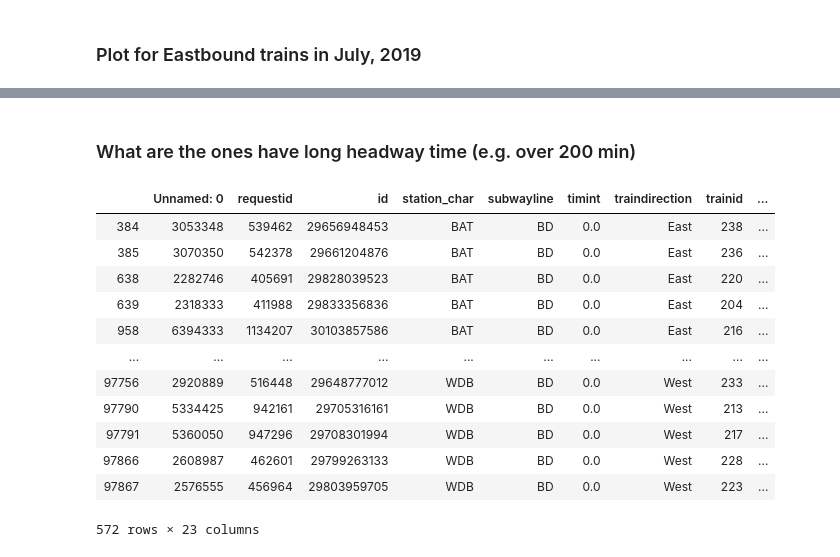
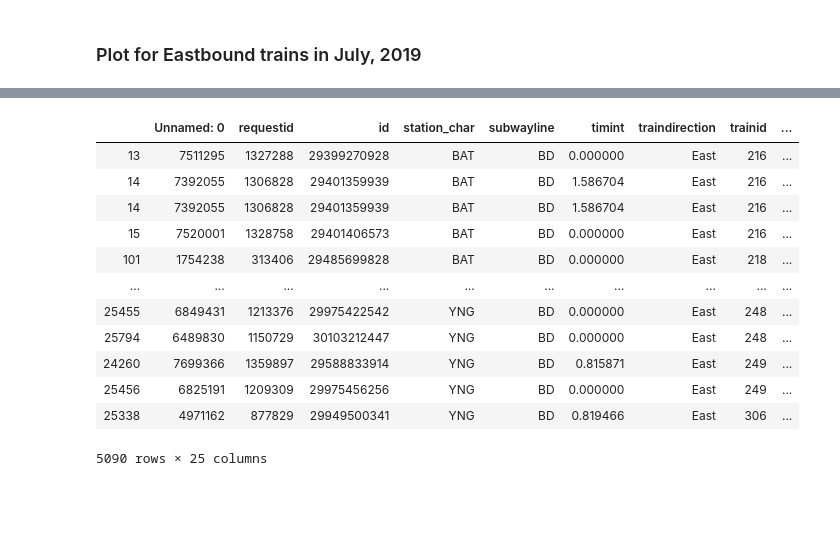
Before and after one commit to CivicTechTO/ttc_subway_times, a Jupyter notebook: doc/Headway_analysis.ipynb, the cells around one changed output, grey strips where cells are left out. Cells and saved outputs as stored; diff of their text form; code cells hidden in the pictures; blank space fills up the shorter version.

```diff
--- a/doc/Headway_analysis.ipynb
+++ b/doc/Headway_analysis.ipynb
@@ -24,6 +23,14 @@ import matplotlib.pyplot as plt; # for plotting
 
 df = pd.read_csv('merged_2019_04.csv'); # import data from Arrival_time_exploration_ver2
 
+df.drop(df[df['lineid']==1].index, inplace=True);
+df.drop(df[df['traindirection']=='West'].index, inplace=True);
+df.drop(df[pd.to_timedelta(df['time'])<pd.to_timedelta('7 hours')].index, inplace=True);
+df.drop(df[pd.to_timedelta(df['time'])>pd.to_timedelta('19 hours')].index, inplace=True);
+# find day of the week where Monday=0, Sunday=6
+df['day_of_week'] = pd.to_datetime(df['date']).dt.dayofweek;
+df.drop(df[df['day_of_week']>4].index, inplace=True);
+
 
 # sort data by train direction, station, and request date (ascending)
 df.sort_values(by=['traindirection','station_char','request_date'], inplace=True);
@@ -90,5 +81 @@ ttc_2[ttc_2.trainid.shift(2,fill_value = -1) == ttc_2.trainid]
-# %%
-# Remove these trains
-ttc_2.drop(ttc_2[(ttc_2.trainid.shift(-1,fill_value = -1) == ttc_2.trainid) & (
-        ttc_2.trainid.shift(1,fill_value = -1) == ttc_2.trainid)].index,inplace=True)
 # %% [markdown]
@@ -173,0 +161,7 @@ ttc_5.head(15)
+# %%
+headway2 = pd.to_datetime(ttc_4['request_date'][1:]).reset_index(
+    drop=True)-pd.to_datetime(ttc_4['request_date'][:-1]).reset_index(drop=True);
+
+# Add to ttc_5 data set
+ttc_5['headway2'] = headway2;
+ttc_5.head(15)
@@ -178,7 +192,17 @@ ttc_5.drop(ttc_5[(ttc_5['headway'] > pd.to_timedelta('4 hours')) | (
         ttc_5['headway'] < pd.to_timedelta('0 days'))].index,inplace=True);
 
 # change headway column into numbers with unit: min
-ttc_5['headway'] = np.array(ttc_5['headway'].astype('timedelta64[ms]'))/60000;
+ttc_5['headway'] = np.array(ttc_5['headway'].astype('timedelta64[m]'));
+
+# Do the same for headway2
+ttc_5.drop(ttc_5[(ttc_5['headway2'] > pd.to_timedelta('4 hours')) | (
+        ttc_5['headway2'] < pd.to_timedelta('0 days'))].index,inplace=True);
+
+ttc_5['headway2'] = np.array(ttc_5['headway2'].astype('timedelta64[m]'));
+
+# Only for headway less than 60min
+ttc_efa = ttc_5.loc[(ttc_5['traindirection'] == 'East') & (ttc_5['headway'] < 60),
+        ['stationid','station_char','headway','headway2']].copy();
 # %% [markdown]
 ### Plot for Eastbound trains in July, 2019
 # %%
@@ -225,24 +250,23 @@ b1.set_ylabel('Time (min)');
-# %% [markdown]
-### What are the ones have long headway time (e.g. over 200 min)
 # %%
-# find long headway trains
+# find headway=0 trains
 ttc_6=ttc_5.reset_index(drop=True)
-x = np.where(ttc_6['headway'] > 200);
+x = np.where(ttc_6['headway'] ==0);
 m = ttc_6.loc[x];
 m = pd.concat([m,ttc_6.loc[(x+np.ones(len(x), int)).flatten()]],axis=0);
 m.sort_index(inplace=True);
+m.sort_values(by=['station_char','trainid'],inplace=True)
 m
 # %% [output]
 |  | Unnamed: 0 | requestid | id | station_char | subwayline | timint | traindirection | trainid | ... |
-| 384 | 3053348 | 539462 | 29656948453 | BAT | BD | 0.0 | East | 238 | ... |
-| 385 | 3070350 | 542378 | 29661204876 | BAT | BD | 0.0 | East | 236 | ... |
-| 638 | 2282746 | 405691 | 29828039523 | BAT | BD | 0.0 | East | 220 | ... |
-| 639 | 2318333 | 411988 | 29833356836 | BAT | BD | 0.0 | East | 204 | ... |
-| 958 | 6394333 | 1134207 | 30103857586 | BAT | BD | 0.0 | East | 216 | ... |
+| 13 | 7511295 | 1327288 | 29399270928 | BAT | BD | 0.000000 | East | 216 | ... |
+| 14 | 7392055 | 1306828 | 29401359939 | BAT | BD | 1.586704 | East | 216 | ... |
+| 14 | 7392055 | 1306828 | 29401359939 | BAT | BD | 1.586704 | East | 216 | ... |
+| 15 | 7520001 | 1328758 | 29401406573 | BAT | BD | 0.000000 | East | 216 | ... |
+| 101 | 1754238 | 313406 | 29485699828 | BAT | BD | 0.000000 | East | 218 | ... |
 | ... | ... | ... | ... | ... | ... | ... | ... | ... | ... |
-| 97756 | 2920889 | 516448 | 29648777012 | WDB | BD | 0.0 | West | 233 | ... |
-| 97790 | 5334425 | 942161 | 29705316161 | WDB | BD | 0.0 | West | 213 | ... |
-| 97791 | 5360050 | 947296 | 29708301994 | WDB | BD | 0.0 | West | 217 | ... |
-| 97866 | 2608987 | 462601 | 29799263133 | WDB | BD | 0.0 | West | 228 | ... |
-| 97867 | 2576555 | 456964 | 29803959705 | WDB | BD | 0.0 | West | 223 | ... |
+| 25455 | 6849431 | 1213376 | 29975422542 | YNG | BD | 0.000000 | East | 248 | ... |
+| 25794 | 6489830 | 1150729 | 30103212447 | YNG | BD | 0.000000 | East | 248 | ... |
+| 24260 | 7699366 | 1359897 | 29588833914 | YNG | BD | 0.815871 | East | 249 | ... |
+| 25456 | 6825191 | 1209309 | 29975456256 | YNG | BD | 0.000000 | East | 249 | ... |
+| 25338 | 4971162 | 877829 | 29949500341 | YNG | BD | 0.819466 | East | 306 | ... |
-572 rows × 23 columns
+5090 rows × 25 columns
```
Also changed, not shown: parts of 19 cells of this notebook.
